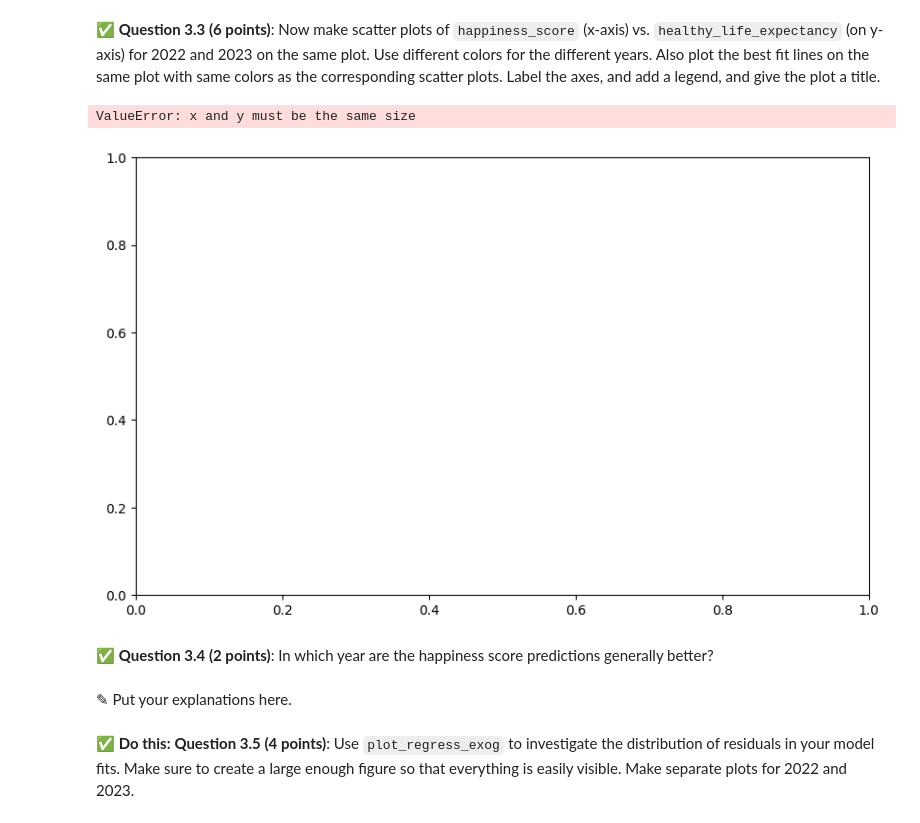
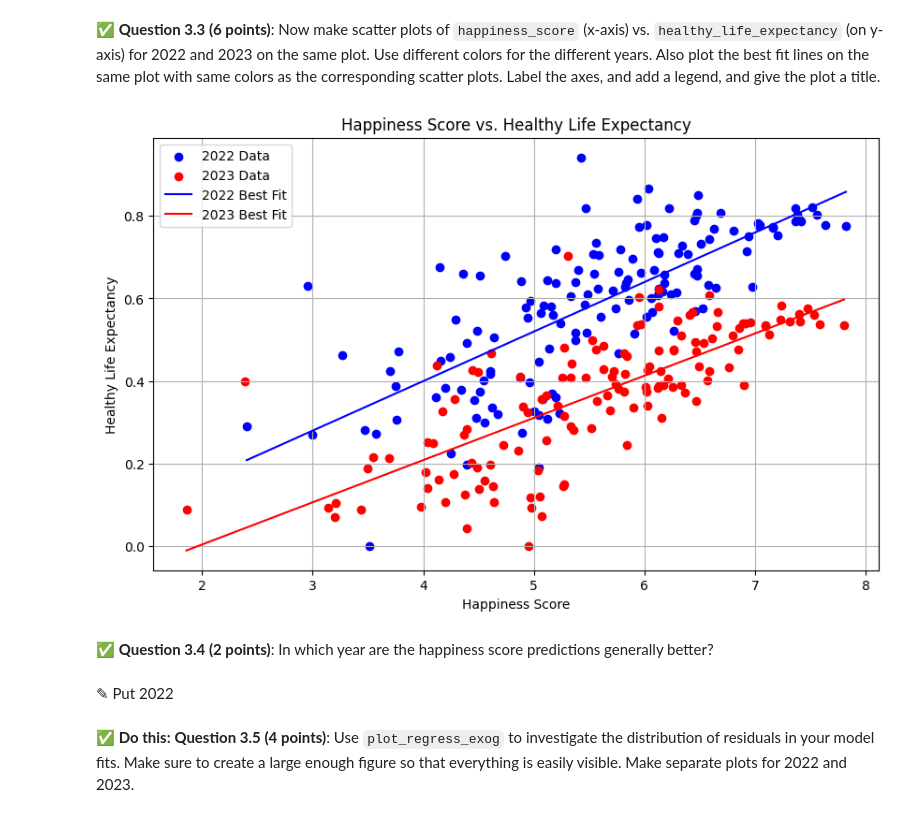
Before and after one commit to Brendanhhh/cmse202-s24-turnin, a Jupyter notebook: HW-03/HW-03_Regression-S24-STUDENT.ipynb, the cells around one changed output. Saved outputs shown, nothing was run; the diff lists cells and outputs as text; code cells hidden in the pictures.

```diff
--- a/HW-03/HW-03_Regression-S24-STUDENT.ipynb
+++ b/HW-03/HW-03_Regression-S24-STUDENT.ipynb
@@ -231,37 +231,39 @@ Notes:
 # %% [markdown]
 &#9989;  **Question 3.3 (6 points)**: Now make scatter plots of `happiness_score` (x-axis) vs. `healthy_life_expectancy` (on y-axis) for 2022 and 2023 on the same plot. Use different colors for the different years. Also plot the best fit lines on the same plot with same colors as the corresponding scatter plots. Label the axes, and add a legend, and give the plot a title.
 # %%
-# Prepare data for plotting
+import numpy as np
 import matplotlib.pyplot as plt
-import numpy as np
-x2022 = sm.add_constant(df2022['healthy_life_expectancy'])
-x2023 = sm.add_constant(df2023['healthy_life_expectancy'])
-y2022 = df2022['happiness_score']
-y2023 = df2023['happiness_score']
-x_range_2022 = np.linspace(x2022.min(), x2022.max(), 100)
-y_pred_2022 = model_2022.predict(sm.add_constant(x_range_2022))
-x_range_2023 = np.linspace(x2023.min(), x2023.max(), 100)
-y_pred_2023 = model_2023.predict(sm.add_constant(x_range_2023))
 
-# Plotting
+x2022 = df2022['happiness_score']
+y2022 = df2022['healthy_life_expectancy']
+x2023 = df2023['happiness_score']
+y2023 = df2023['healthy_life_expectancy']
+
+model_2022_clean = sm.OLS(y2022, sm.add_constant(x2022)).fit()
+model_2023_clean = sm.OLS(y2023, sm.add_constant(x2023)).fit()
+
+x_range_2022_clean = np.linspace(x2022.min(), x2022.max(), 100)
+y_pred_2022_clean = model_2022_clean.predict(sm.add_constant(x_range_2022_clean))
+x_range_2023_clean = np.linspace(x2023.min(), x2023.max(), 100)
+y_pred_2023_clean = model_2023_clean.predict(sm.add_constant(x_range_2023_clean))
+
 plt.figure(figsize=(10, 6))
 plt.scatter(x2022, y2022, color='blue', label='2022 Data')
 plt.scatter(x2023, y2023, color='red', label='2023 Data')
-plt.plot(x_range_2022, y_pred_2022, color='blue', linestyle='--', label='2022 Best Fit')
-plt.plot(x_range_2023, y_pred_2023, color='red', linestyle='--', label='2023 Best Fit')
+plt.plot(x_range_2022_clean, y_pred_2022_clean, color='blue',  label='2022 Best Fit')
+plt.plot(x_range_2023_clean, y_pred_2023_clean, color='red', label='2023 Best Fit')
 
 plt.xlabel('Happiness Score')
 plt.ylabel('Healthy Life Expectancy')
-plt.title('Happiness Score vs. Healthy Life Expectancy (2022 & 2023)')
+plt.title('Happiness Score vs. Healthy Life Expectancy')
 plt.legend()
 plt.grid(True)
 plt.show()
 # %% [output]
-ValueError: x and y must be the same size
-[figure, old version]
+[figure, new version]
 # %% [markdown]
 &#9989;  **Question 3.4 (2 points)**: In which year are the happiness score predictions generally better?
 # %% [markdown]
-<font size=+3>&#9998;</font> Put your explanations here.
+<font size=+3>&#9998;</font> Put 2022
 # %% [markdown]
 **&#9989; Do this:** **Question 3.5 (4 points)**: Use `plot_regress_exog` to investigate the distribution of residuals in your model fits. Make sure to create a large enough figure so that everything is easily visible. Make separate plots for 2022 and 2023.
```
Also changed, not shown: parts of 15 cells of this notebook, 1 other file.
